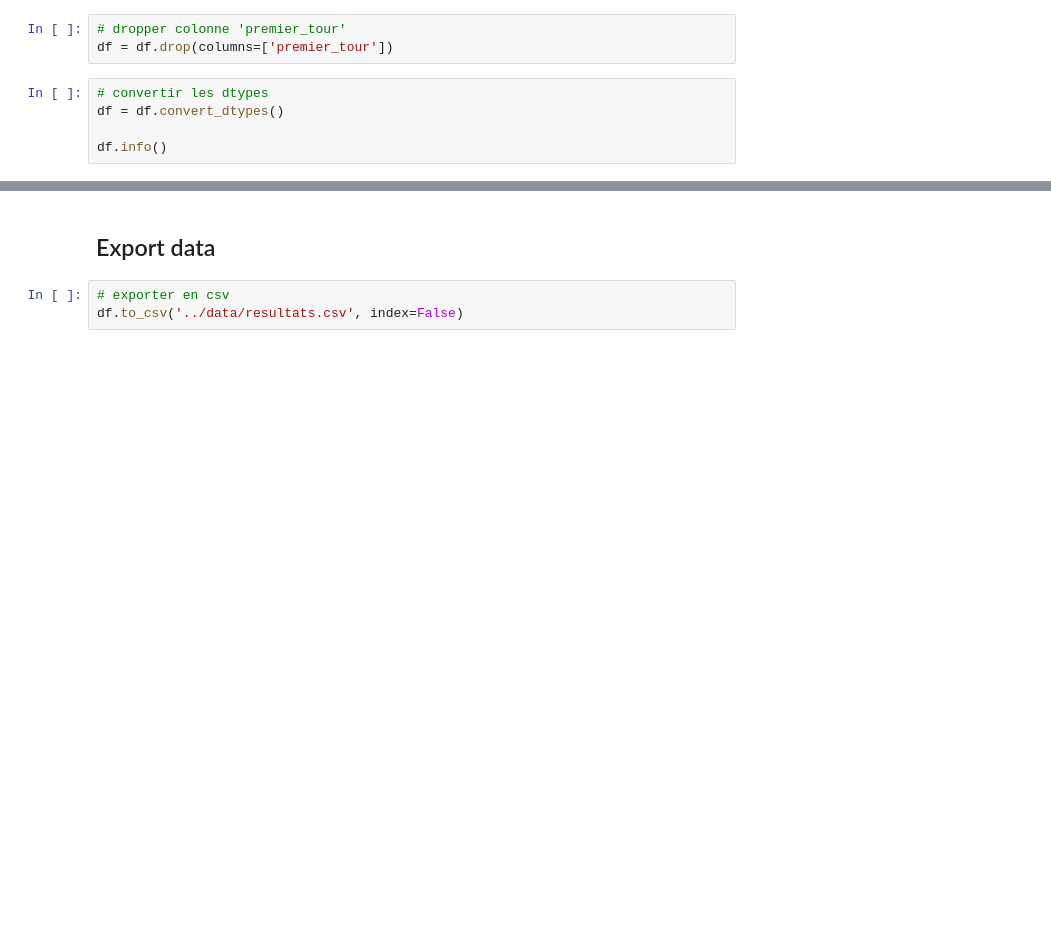
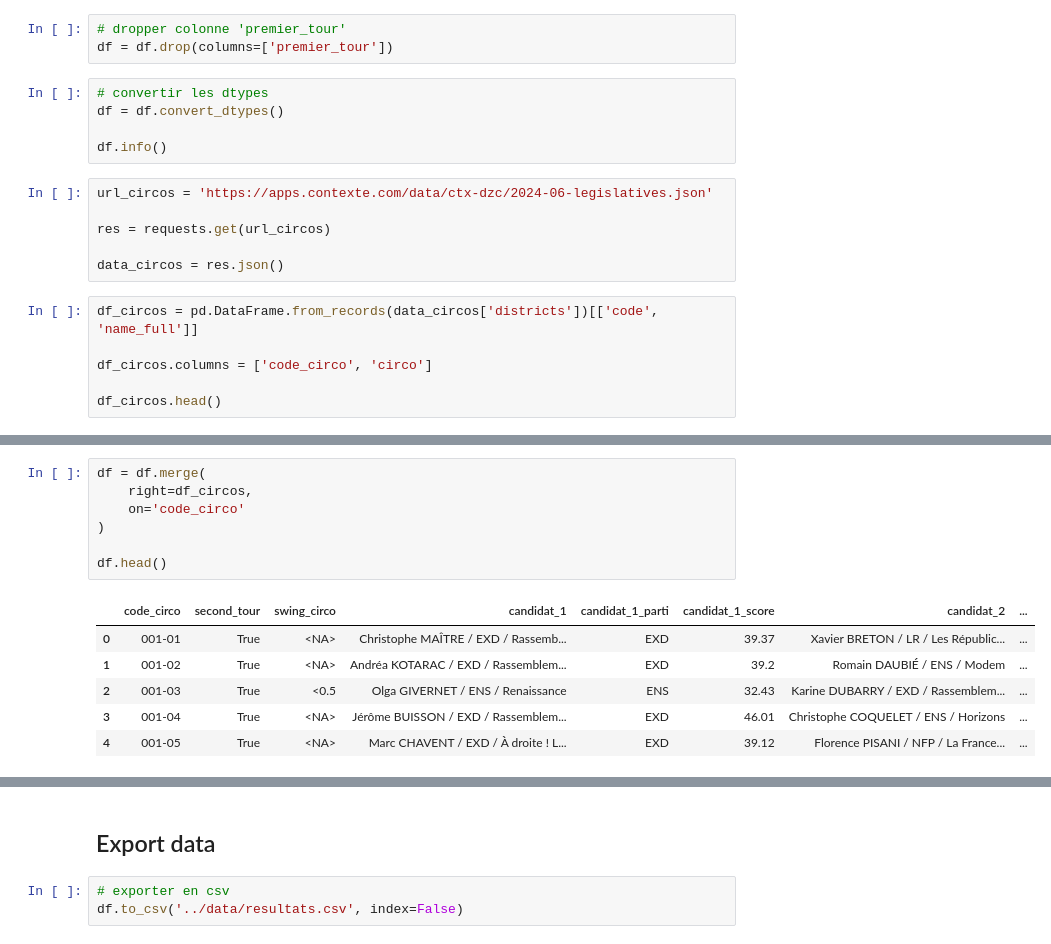
Before and after one commit to dataactivists/front_populaire, a Jupyter notebook: code/resultats_premier_tour.ipynb, the cells around one changed output, grey strips where cells are left out. Cells and saved outputs as stored; diff of their text form; blank space fills up the shorter version.

Commit message:
add circo names

```diff
--- a/code/resultats_premier_tour.ipynb
+++ b/code/resultats_premier_tour.ipynb
@@ -209,3 +209,15 @@ df = df.drop(columns=['premier_tour'])
 df = df.convert_dtypes()
 
 df.info()
+# %%
+url_circos = 'https://apps.contexte.com/data/ctx-dzc/2024-06-legislatives.json'
+
+res = requests.get(url_circos)
+
+data_circos = res.json()
+# %%
+df_circos = pd.DataFrame.from_records(data_circos['districts'])[['code', 'name_full']]
+
+df_circos.columns = ['code_circo', 'circo']
+
+df_circos.head()
@@ -211,0 +231,14 @@ df.info()
+# %%
+df = df.merge(
+    right=df_circos,
+    on='code_circo'
+)
+
+df.head()
+# %% [output]
+|  | code_circo | second_tour | swing_circo | candidat_1 | candidat_1_parti | candidat_1_score | candidat_2 | ... |
+| 0 | 001-01 | True | <NA> | Christophe MAÎTRE / EXD / Rassemb... | EXD | 39.37 | Xavier BRETON / LR / Les Républic... | ... |
+| 1 | 001-02 | True | <NA> | Andréa KOTARAC / EXD / Rassemblem... | EXD | 39.2 | Romain DAUBIÉ / ENS / Modem | ... |
+| 2 | 001-03 | True | <0.5 | Olga GIVERNET / ENS / Renaissance | ENS | 32.43 | Karine DUBARRY / EXD / Rassemblem... | ... |
+| 3 | 001-04 | True | <NA> | Jérôme BUISSON / EXD / Rassemblem... | EXD | 46.01 | Christophe COQUELET / ENS / Horizons | ... |
+| 4 | 001-05 | True | <NA> | Marc CHAVENT / EXD / À droite ! L... | EXD | 39.12 | Florence PISANI / NFP / La France... | ... |
```
Also changed, not shown: parts of 2 cells of this notebook, 1 other file.
